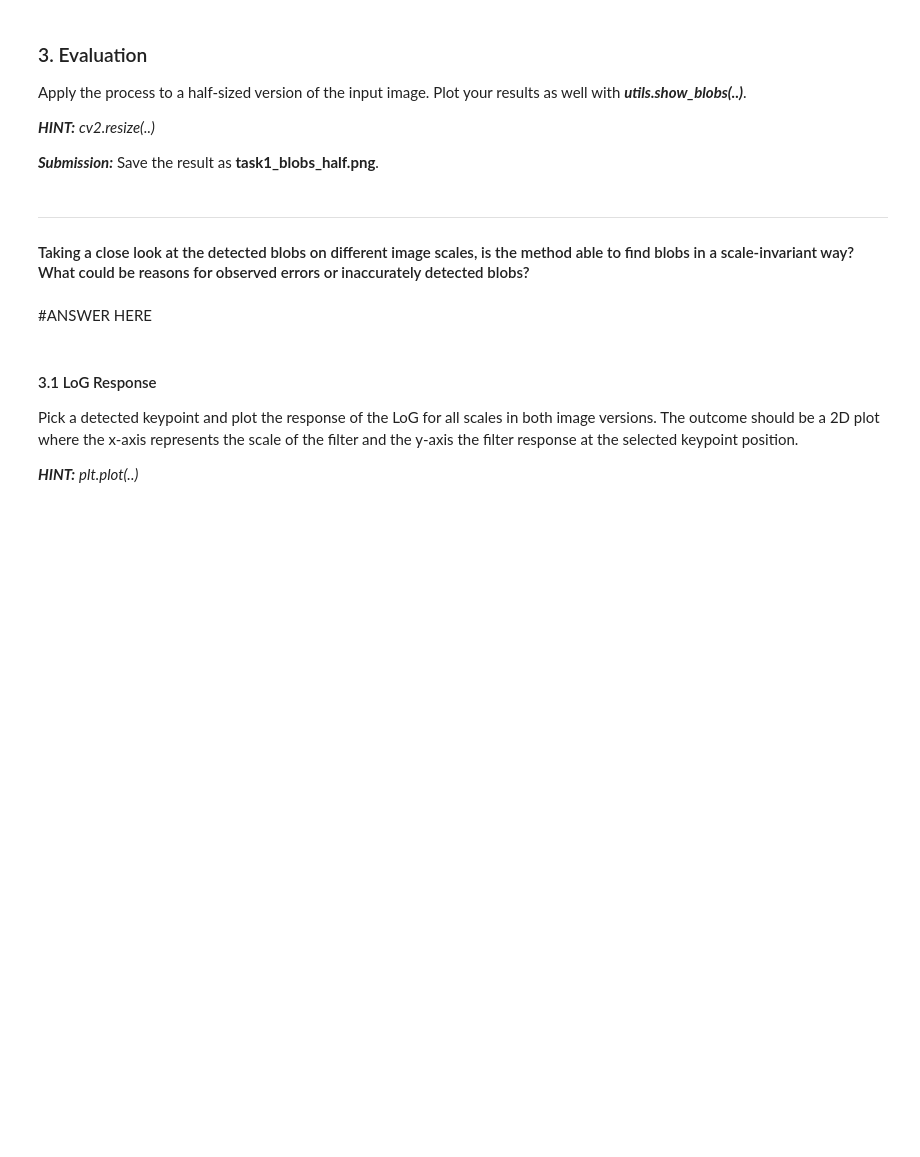
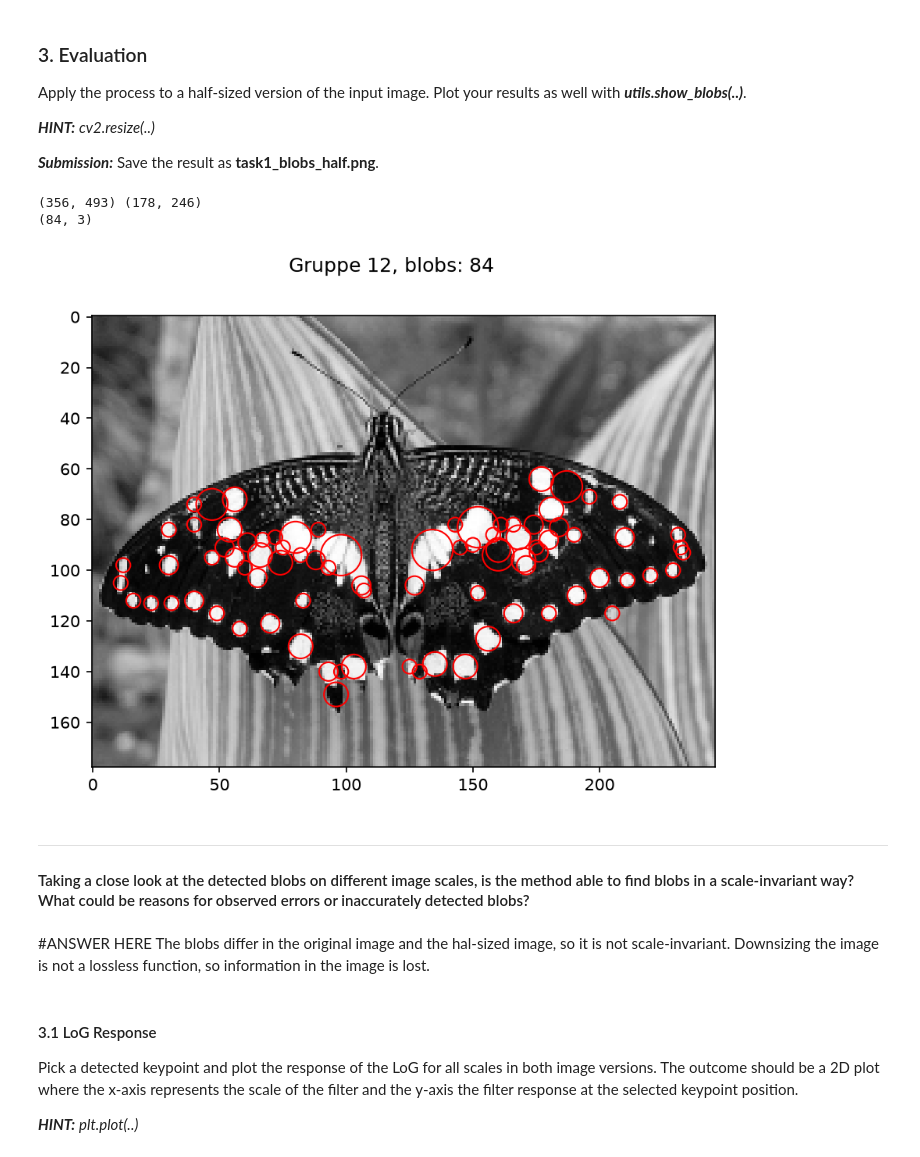
Before and after one commit to nkbtu/CV2026-27_assignment1, a Jupyter notebook: TASK1/Task1.ipynb, the cells around one changed output. Cells and saved outputs as stored; diff of their text form; code cells hidden in the pictures; blank space fills up the shorter version.

```diff
--- a/TASK1/Task1.ipynb
+++ b/TASK1/Task1.ipynb
@@ -88,8 +80,25 @@ _cv2.resize(..)_
+# %%
+#student_code start
+img_half = cv2.resize(img, None, fx=0.5, fy=0.5, interpolation=cv2.INTER_AREA)
+print(img.shape, img_half.shape)
+
+scale_space_half, all_sigmas_half = filters.get_log_pyramid(img_half, sigma, k, levels)
+peaks_half = peak_local_max(scale_space_half, threshold_abs=thres,
+                            footprint=np.ones((3, 3, 3)), exclude_border=0)
+print(peaks_half.shape)
+utils.show_blobs(img_half, peaks_half, all_sigmas_half, "Gruppe 12", "task1_blobs_half.png")
+
+#student_code end
+# %% [output]
+(356, 493) (178, 246)
+(84, 3)
+[figure, added]
 # %% [markdown]
 ***
 #### Taking a close look at the detected blobs on different image scales, is the method able to find blobs in a scale-invariant way? What could be reasons for observed errors or inaccurately detected blobs?
-# %% [markdown]
-#ANSWER HERE
+# %% [markdown]
+#ANSWER HERE
+The blobs differ in the original image and the hal-sized image, so it is not scale-invariant. Downsizing the image is not a lossless function, so information in the image is lost.
 # %% [markdown]
 #### 3.1 LoG Response
 
```
Also changed, not shown: parts of 5 cells of this notebook.
